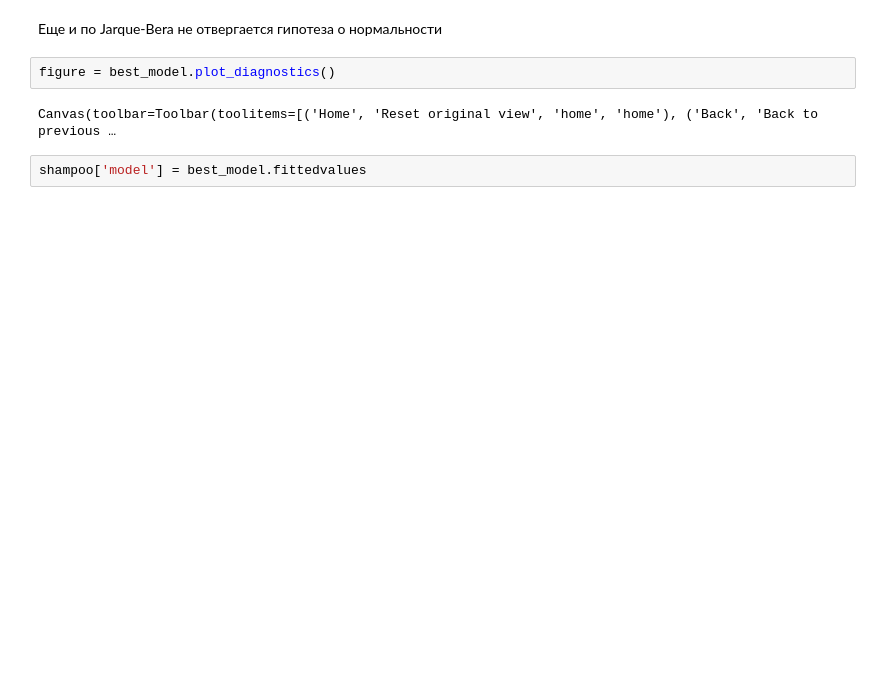
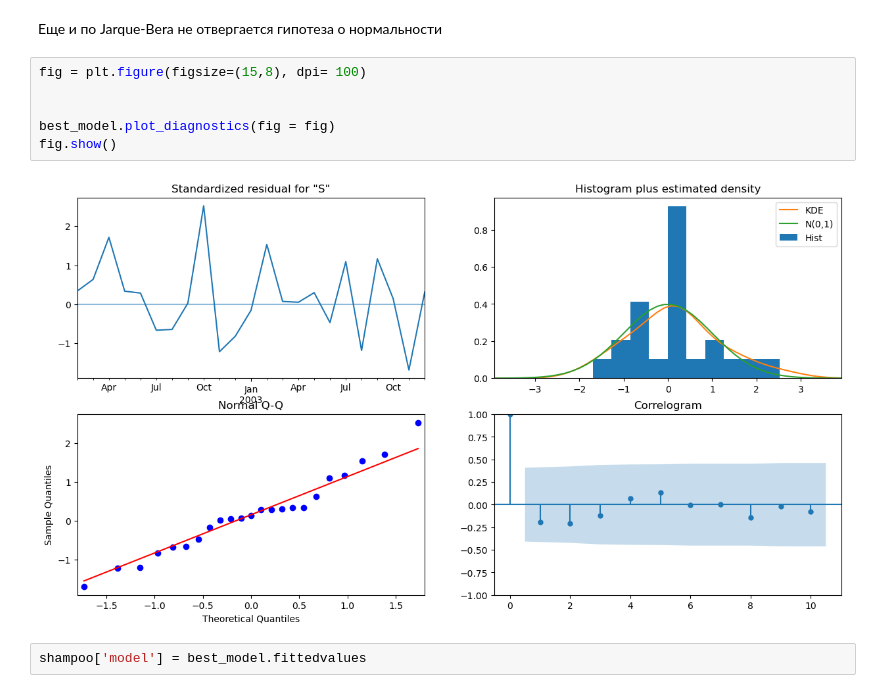
Before and after one commit to ksetdekov/HSE_DS, a Jupyter notebook: 03 Math/Stat hw5/hw5.ipynb, the cells around one changed output. Saved outputs shown, nothing was run; the diff lists cells and outputs as text; blank space fills up the shorter version.

```diff
--- a/03 Math/Stat hw5/hw5.ipynb
+++ b/03 Math/Stat hw5/hw5.ipynb
@@ -275,9 +278,13 @@ Canvas(toolbar=Toolbar(toolitems=[('Home', 'Reset original view', 'home', 'home'
 # %% [markdown]
 Еще и по Jarque-Bera не отвергается гипотеза о нормальности
-# %%
-figure = best_model.plot_diagnostics()
-# %% [output]
-Canvas(toolbar=Toolbar(toolitems=[('Home', 'Reset original view', 'home', 'home'), ('Back', 'Back to previous …
+# %%
+fig = plt.figure(figsize=(15,8), dpi= 100)
+
+
+best_model.plot_diagnostics(fig = fig)
+fig.show()
+# %% [output]
+[figure, added]
 # %%
 shampoo['model'] = best_model.fittedvalues
 # %%
```
Also changed, not shown: parts of 57 cells of this notebook.
